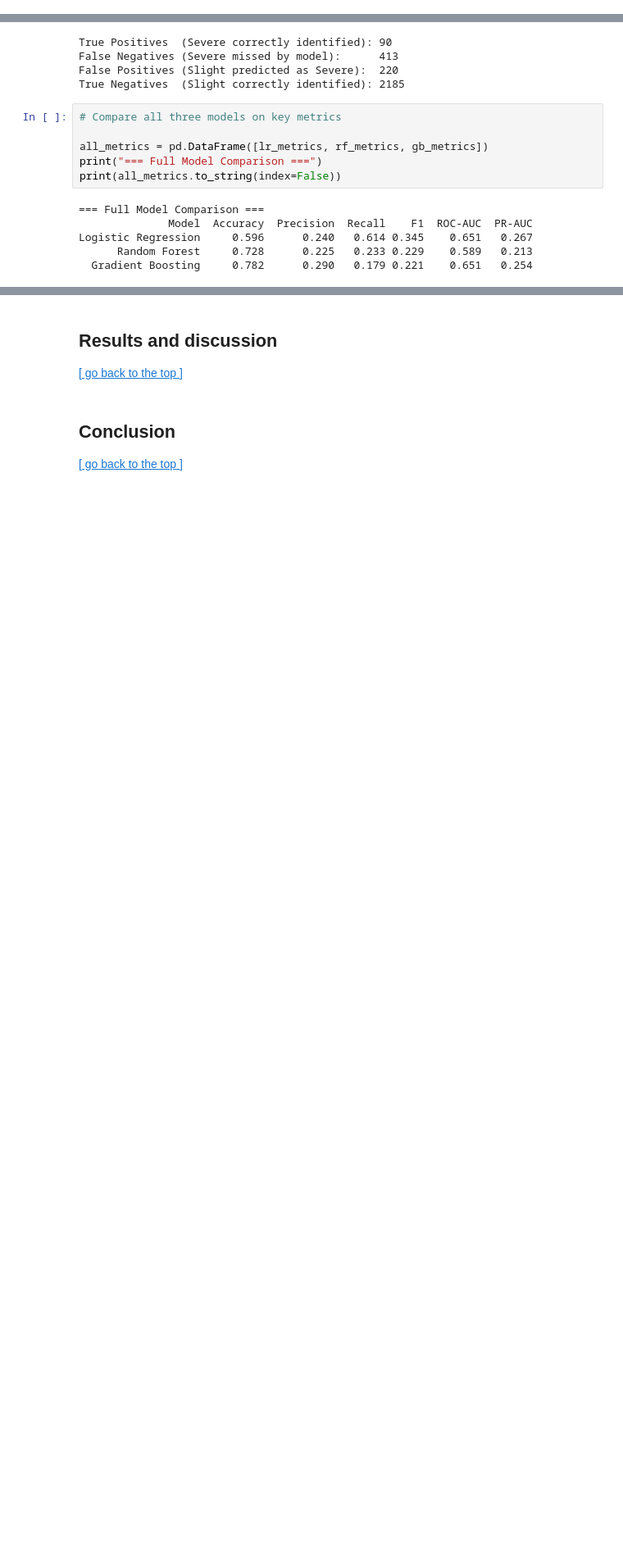
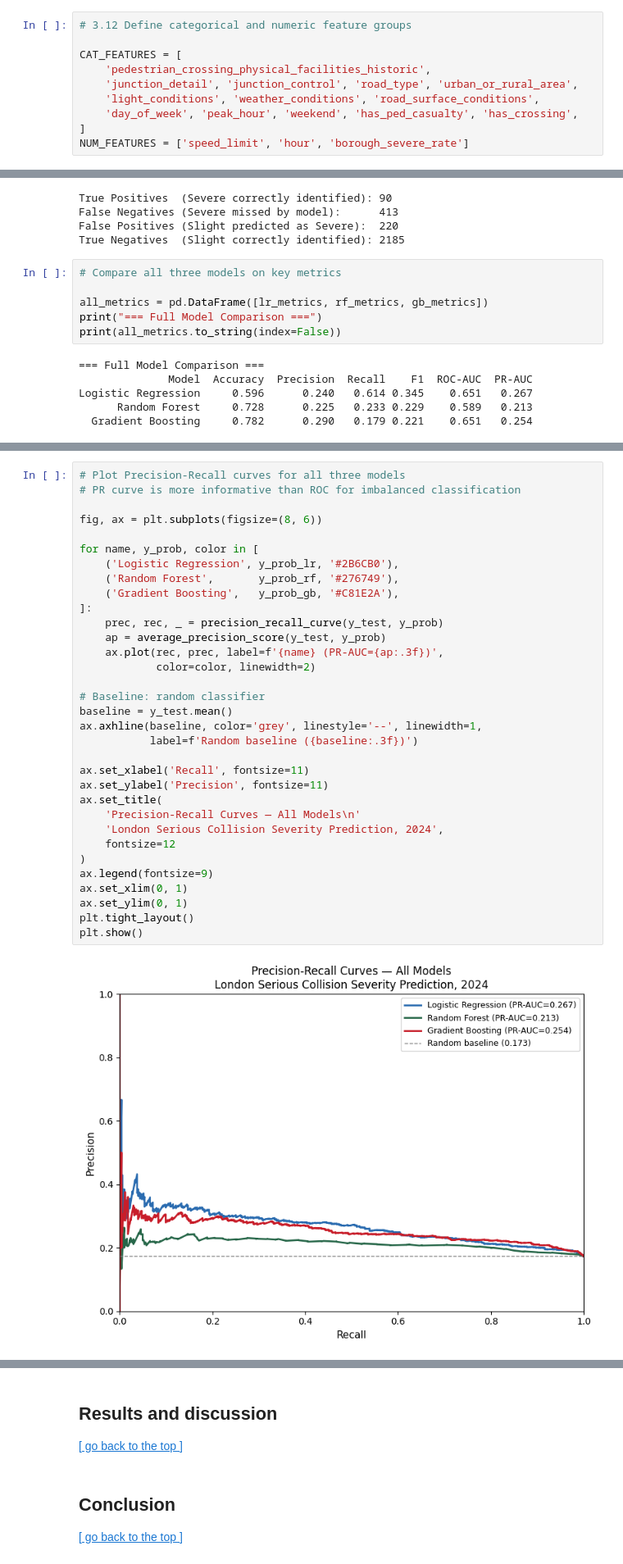
Before and after one commit to Alexia418/DSSS_Assessment, a Jupyter notebook: Submission.ipynb, the cells around one changed output, grey strips where cells are left out. Shown at 82% size. Saved outputs shown, nothing was run; the diff lists cells and outputs as text; blank space fills up the shorter version.

```diff
--- a/Submission.ipynb
+++ b/Submission.ipynb
@@ -385 +310,11 @@ EDA 1：Severity class distribution
+# %%
+# 3.12 Define categorical and numeric feature groups
+
+CAT_FEATURES = [
+    'pedestrian_crossing_physical_facilities_historic',
+    'junction_detail', 'junction_control', 'road_type', 'urban_or_rural_area',
+    'light_conditions', 'weather_conditions', 'road_surface_conditions',
+    'day_of_week', 'peak_hour', 'weekend', 'has_ped_casualty', 'has_crossing',
+]
+NUM_FEATURES = ['speed_limit', 'hour', 'borough_severe_rate']
 # %%
@@ -1162,0 +1102,35 @@ Logistic Regression     0.596      0.240   0.614 0.345    0.651   0.267
+# %%
+# Plot Precision-Recall curves for all three models
+# PR curve is more informative than ROC for imbalanced classification
+
+fig, ax = plt.subplots(figsize=(8, 6))
+
+for name, y_prob, color in [
+    ('Logistic Regression', y_prob_lr, '#2B6CB0'),
+    ('Random Forest',       y_prob_rf, '#276749'),
+    ('Gradient Boosting',   y_prob_gb, '#C81E2A'),
+]:
+    prec, rec, _ = precision_recall_curve(y_test, y_prob)
+    ap = average_precision_score(y_test, y_prob)
+    ax.plot(rec, prec, label=f'{name} (PR-AUC={ap:.3f})',
+            color=color, linewidth=2)
+
+# Baseline: random classifier
+baseline = y_test.mean()
+ax.axhline(baseline, color='grey', linestyle='--', linewidth=1,
+           label=f'Random baseline ({baseline:.3f})')
+
+ax.set_xlabel('Recall', fontsize=11)
+ax.set_ylabel('Precision', fontsize=11)
+ax.set_title(
+    'Precision-Recall Curves — All Models\n'
+    'London Serious Collision Severity Prediction, 2024',
+    fontsize=12
+)
+ax.legend(fontsize=9)
+ax.set_xlim(0, 1)
+ax.set_ylim(0, 1)
+plt.tight_layout()
+plt.show()
+# %% [output]
+[figure, added]
```
Also changed, not shown: parts of 52 cells of this notebook, 1 other file.
